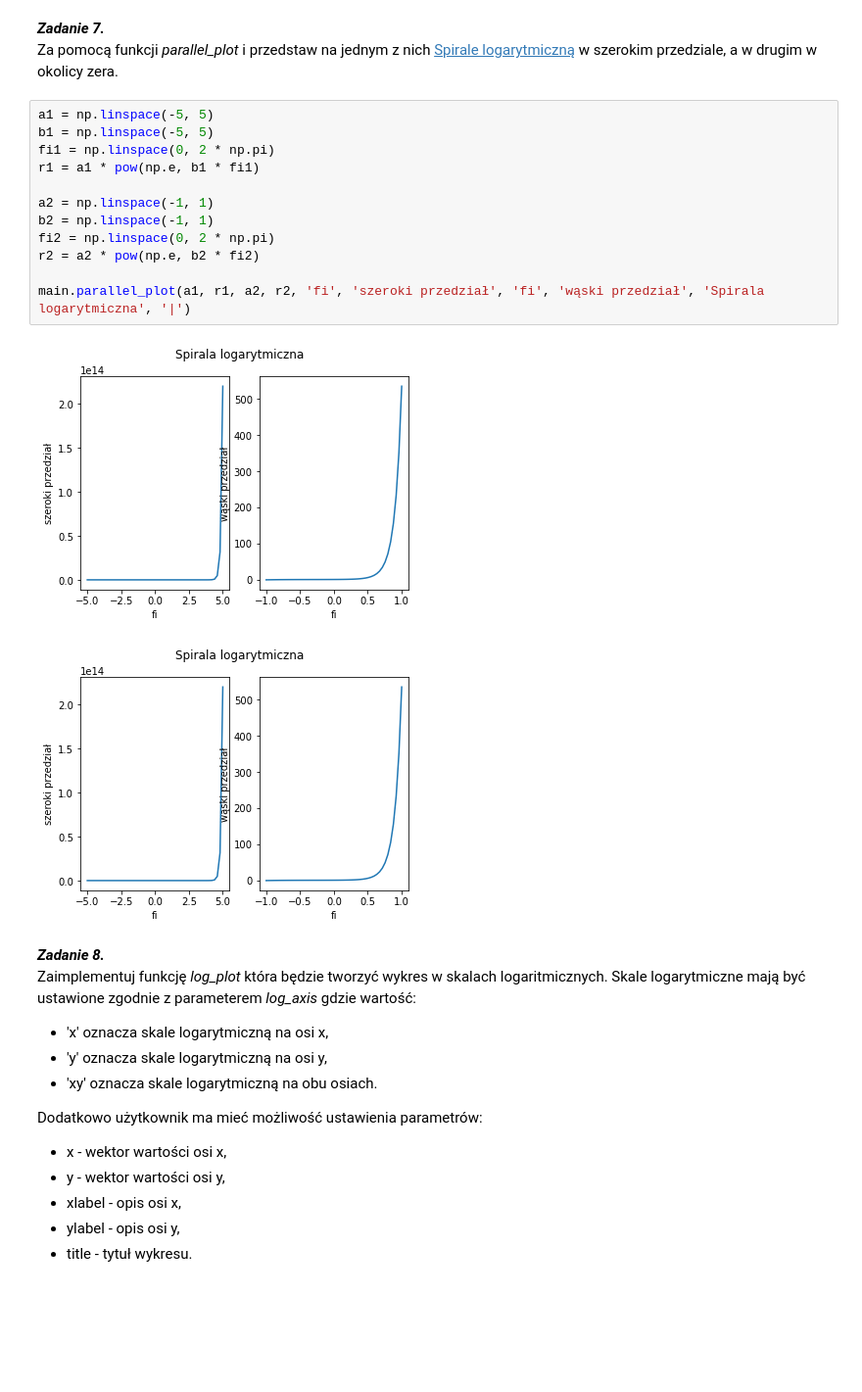
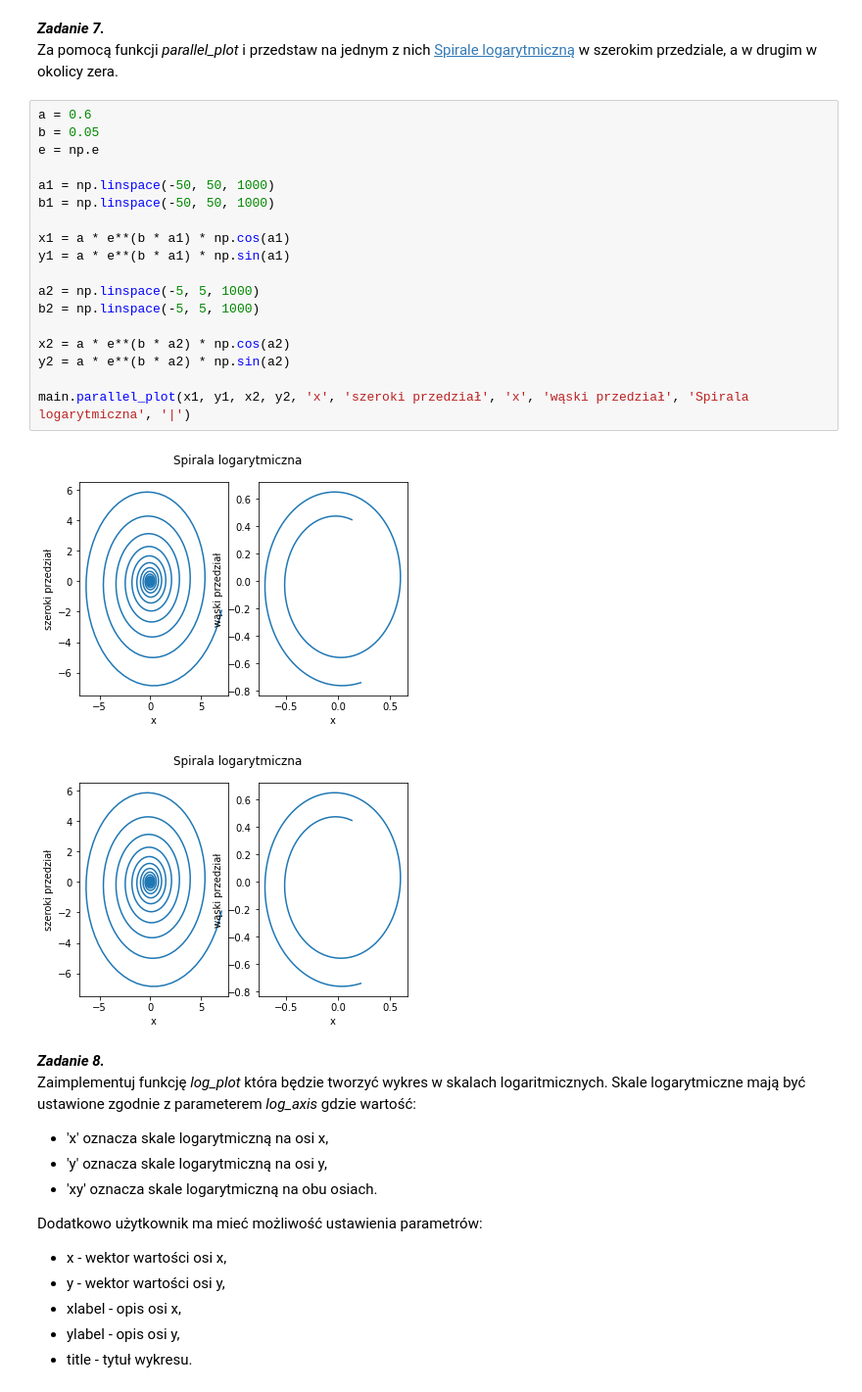
Before and after one commit to ttarnawski/metody_numeryczne_lab2, a Jupyter notebook: sprawozdanie.ipynb, the cells around one changed output. Shown: that part at 98% size. Saved outputs shown, nothing was run; the diff lists cells and outputs as text; blank space fills up the shorter version.

```diff
--- a/sprawozdanie.ipynb
+++ b/sprawozdanie.ipynb
@@ -215,21 +215,27 @@ main.parallel_plot(x, fx, x, gx, 'x', 'f(x)', 'x', 'g(x)', 'horyzontalnie', '|')
 # %% [markdown]
 ***Zadanie 7.***
 Za pomocą funkcji *parallel\_plot*  i przedstaw na jednym z nich [Spirale logarytmiczną](https://pl.wikipedia.org/wiki/Spirala_logarytmiczna) w szerokim przedziale, a w drugim w okolicy zera.
-# %%
-a1 = np.linspace(-5, 5)
-b1 = np.linspace(-5, 5)
-fi1 = np.linspace(0, 2 * np.pi)
-r1 = a1 * pow(np.e, b1 * fi1)
-
-a2 = np.linspace(-1, 1)
-b2 = np.linspace(-1, 1)
-fi2 = np.linspace(0, 2 * np.pi)
-r2 = a2 * pow(np.e, b2 * fi2)
-
-main.parallel_plot(a1, r1, a2, r2, 'fi', 'szeroki przedział', 'fi', 'wąski przedział', 'Spirala logarytmiczna', '|')
-# %% [output]
-[figure, removed]
-[figure, removed]
+# %%
+a = 0.6
+b = 0.05
+e = np.e
+
+a1 = np.linspace(-50, 50, 1000)
+b1 = np.linspace(-50, 50, 1000)
+
+x1 = a * e**(b * a1) * np.cos(a1)
+y1 = a * e**(b * a1) * np.sin(a1)
+
+a2 = np.linspace(-5, 5, 1000)
+b2 = np.linspace(-5, 5, 1000)
+
+x2 = a * e**(b * a2) * np.cos(a2)
+y2 = a * e**(b * a2) * np.sin(a2)
+
+main.parallel_plot(x1, y1, x2, y2, 'x', 'szeroki przedział', 'x', 'wąski przedział', 'Spirala logarytmiczna', '|')
+# %% [output]
+[figure, added]
+[figure, added]
 # %% [markdown]
 ***Zadanie 8.***
 Zaimplementuj funkcję *log\_plot* która będzie tworzyć wykres w skalach logaritmicznych. Skale logarytmiczne mają być ustawione zgodnie z parameterem *log\_axis* gdzie wartość:
```
